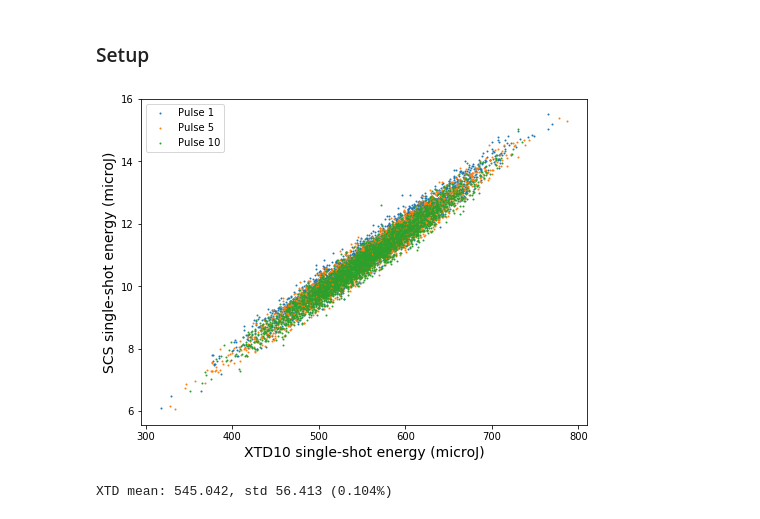
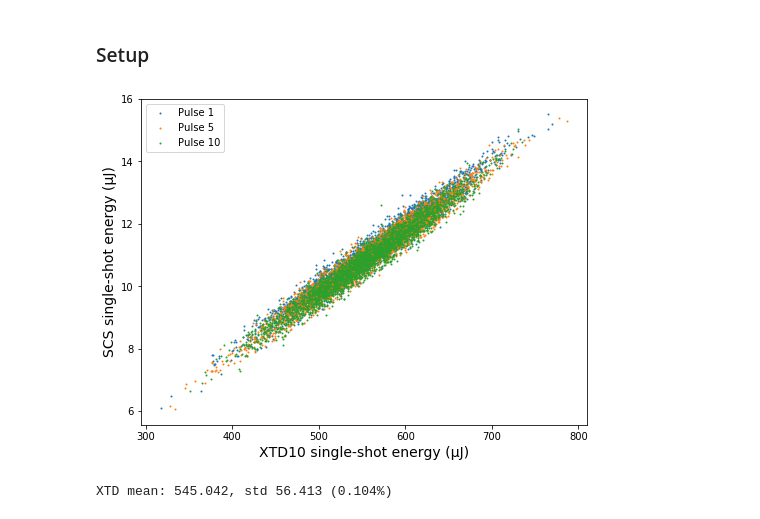
Before and after one commit to European-XFEL-examples/jsr-operation-xgm-euxfel-paper, a Jupyter notebook: notebooks/figure_8.ipynb, the cells around one changed output. Drawn from its saved outputs; the diff is of its cells as text; code cells hidden in the pictures.

```diff
--- a/notebooks/figure_8.ipynb
+++ b/notebooks/figure_8.ipynb
@@ -22,15 +22,15 @@ xtd10_intensity, SCS_intensity = xr.align(xtd10_intensity, SCS_intensity, join='
 # %%
 fig, ax = plt.subplots(figsize=(8, 6))
 
 for pulse in [1, 5, 10]:
     ax.scatter(xtd10_intensity[:, pulse], SCS_intensity[:, pulse], label=f"Pulse {pulse}", s=1)
 
-ax.set_xlabel('XTD10 single-shot energy (microJ)', size=14)
-ax.set_ylabel('SCS single-shot energy (microJ)', size=14)
+ax.set_xlabel('XTD10 single-shot energy (μJ)', size=14)
+ax.set_ylabel('SCS single-shot energy (μJ)', size=14)
 
 ax.legend();
 # %% [output]
-[figure, old version]
+[figure, new version]
 # %%
 xtd_mean = np.mean(xtd10_intensity.values)
 xtd_std = np.std(xtd10_intensity.values)
```
